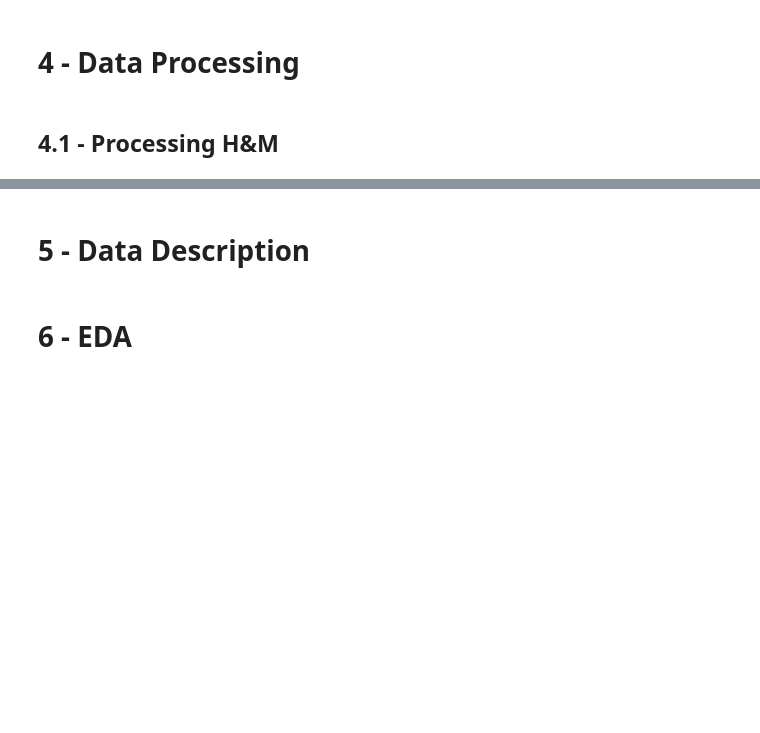
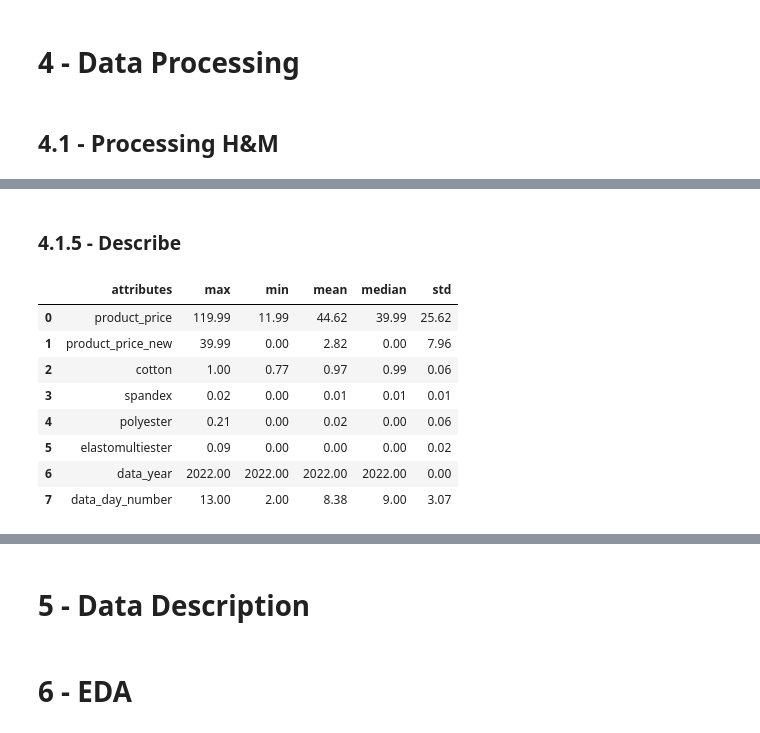
Before and after one commit to Mat004/Web-Scraping-Star-Jeans, a Jupyter notebook: p02_webscraping.ipynb, the cells around one changed output, grey strips where cells are left out. Saved outputs shown, nothing was run; the diff lists cells and outputs as text; code cells hidden in the pictures; blank space fills up the shorter version.

```diff
--- a/p02_webscraping.ipynb
+++ b/p02_webscraping.ipynb
@@ -165,7 +218,7 @@ def regex_hm(data):
 
     data['product_price'] = data['product_price'].apply(lambda x: re.search('\w.+', x).group(0))
     data['product_price_new'] = data['product_price_new'].apply(lambda x: re.search('\w.+', x).group(0) if pd.notnull(x) else x)
-
+    data['product_price_new'] = data['product_price_new'].fillna(0)
 
     return data
 
@@ -187,6 +240,8 @@ def regex_macys(data):
     data['product_sale'] = data['product_price'].apply(lambda x: re.search(regex2, x).group(1) if "Sale" in x else 0)
     data['product_price'] = data['product_price'].apply(lambda x: re.search(regex, x).group(1))
 
+    data['product_sale'] = data['product_sale'].fillna(0)
+
 
     return data
 # %% [markdown]
@@ -376,0 +386,13 @@ datetime.datetime
+# %%
+# Passo 1: Carregando os dados
+data_hm = dp_hm('data_h&m.csv')
+
+
+# Passo 2: Aplicando regex para tratar os dados
+data_hm = regex_hm(data_hm)
+
+
+# Passo 3: Modificando o tipo dos dados
+data_hm = column_hm(data_hm)
+
+data_hm.head()
@@ -376,0 +470,14 @@ datetime.datetime
+# %% [markdown]
+### 4.1.5 - Describe
+# %%
+describe(data_hm)
+# %% [output]
+|  | attributes | max | min | mean | median | std |
+| 0 | product_price | 119.99 | 11.99 | 44.62 | 39.99 | 25.62 |
+| 1 | product_price_new | 39.99 | 0.00 | 2.82 | 0.00 | 7.96 |
+| 2 | cotton | 1.00 | 0.77 | 0.97 | 0.99 | 0.06 |
+| 3 | spandex | 0.02 | 0.00 | 0.01 | 0.01 | 0.01 |
+| 4 | polyester | 0.21 | 0.00 | 0.02 | 0.00 | 0.06 |
+| 5 | elastomultiester | 0.09 | 0.00 | 0.00 | 0.00 | 0.02 |
+| 6 | data_year | 2022.00 | 2022.00 | 2022.00 | 2022.00 | 0.00 |
+| 7 | data_day_number | 13.00 | 2.00 | 8.38 | 9.00 | 3.07 |
```
Also changed, not shown: parts of 28 cells of this notebook.
